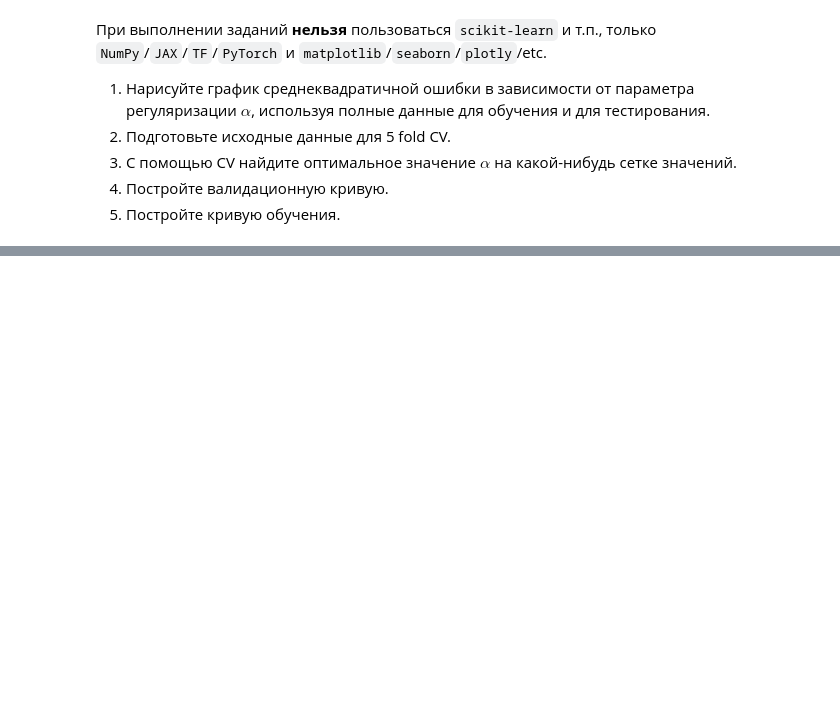
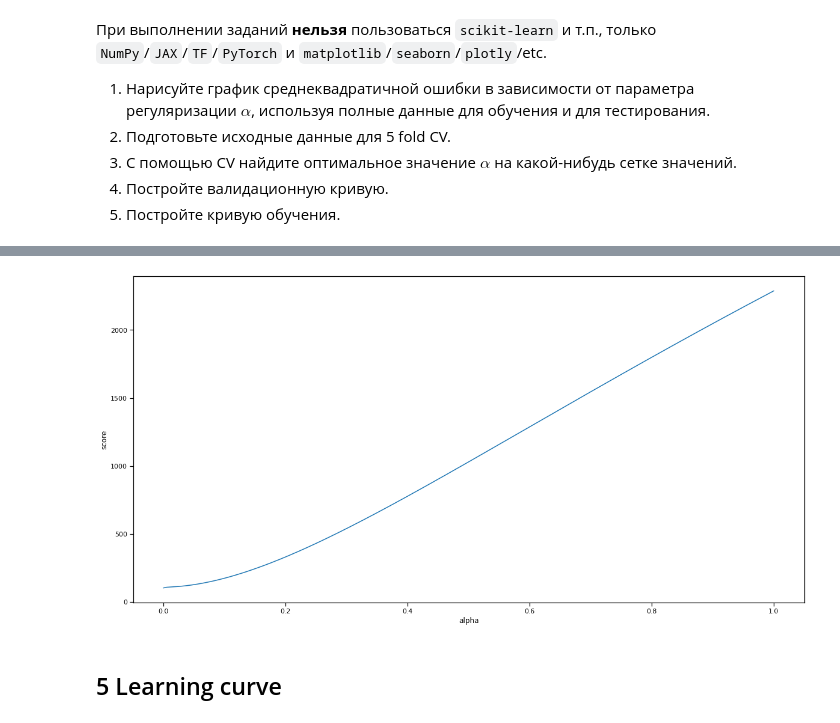
Before and after one commit to sabal202/classification-2021, a Jupyter notebook: tasks/Task_4.ipynb, the cells around one changed output, grey strips where cells are left out. Saved outputs shown, nothing was run; the diff lists cells and outputs as text; code cells hidden in the pictures; blank space fills up the shorter version.

```diff
--- a/tasks/Task_4.ipynb
+++ b/tasks/Task_4.ipynb
@@ -17,0 +78,21 @@ Y = D[:, -1]
+# %%
+def cross_validation(X, y, cv=5, a=0):
+    n = X.shape[0]
+    num_test_samples = n // cv
+    history = {
+        'train_error': [],
+        'test_error': []
+    }
+    for fold_edge in range(num_test_samples, n + num_test_samples, num_test_samples):
+        X_train = np.vstack((X[:n - fold_edge], X[n + num_test_samples - fold_edge - 1:]))
+        y_train = np.append(y[:n - fold_edge], y[n + num_test_samples - fold_edge - 1:])
+        X_test = X[n - fold_edge : n + num_test_samples - fold_edge - 1]
+        y_test = y[n - fold_edge : n + num_test_samples - fold_edge - 1]
+        model = LinearRegression(alpha=a)
+        model.fit(X_train, y_train)
+
+        history['train_error'].append(MSE(X_train @ model.w0, y_train))
+        history['test_error'].append(MSE(X_test @ model.w0, y_test))
+    history['train_error'] = np.array(history['train_error'])
+    history['test_error'] = np.array(history['test_error'])
+    return history
@@ -17,0 +101,7 @@ Y = D[:, -1]
+# %%
+mean_errors = []
+alphas = np.linspace(0, 1, 200)
+for a in alphas:
+    history_cv = cross_validation(X, Y, a=a)
+    mean_errors.append(history_cv['test_error'].mean())
+mean_errors = np.array(mean_errors)
@@ -17,0 +117,13 @@ Y = D[:, -1]
+# %%
+
+def plot_validation_curve(alphas, scores):
+    fig, ax = plt.subplots(figsize=(20, 10))
+    ax.plot(alphas, scores)
+    ax.set_xlabel("alpha")
+    ax.set_ylabel("score")
+# %%
+plot_validation_curve(alphas, mean_errors)
+# %% [output]
+[figure, added]
+# %% [markdown]
+## 5 Learning curve
```
Also changed, not shown: parts of 13 cells of this notebook.
